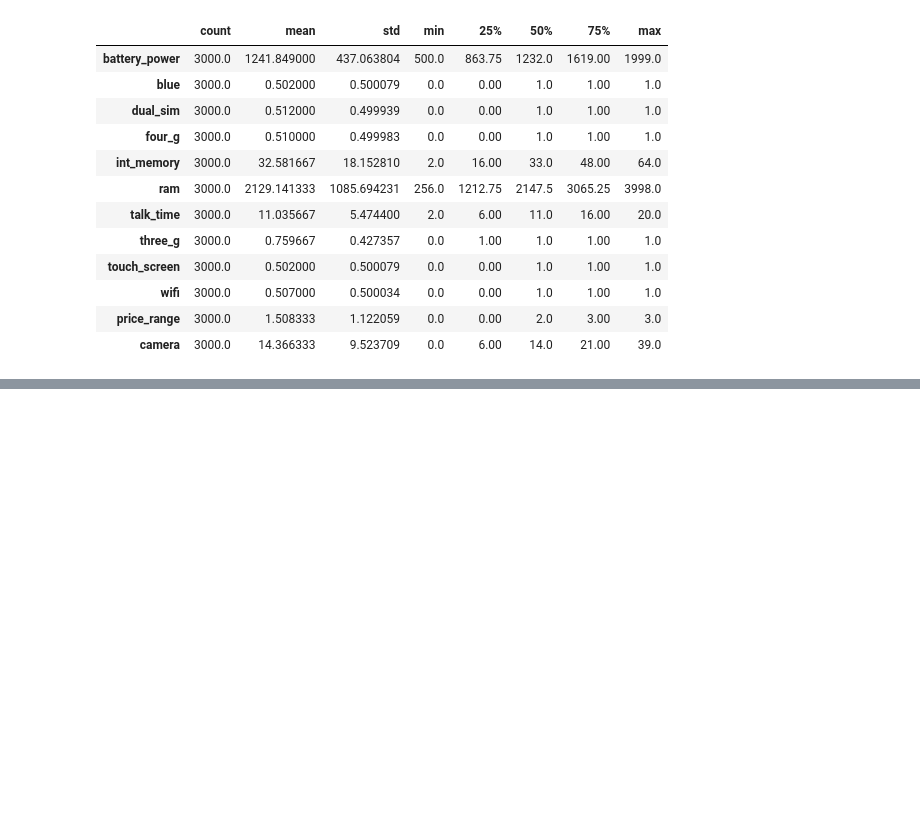
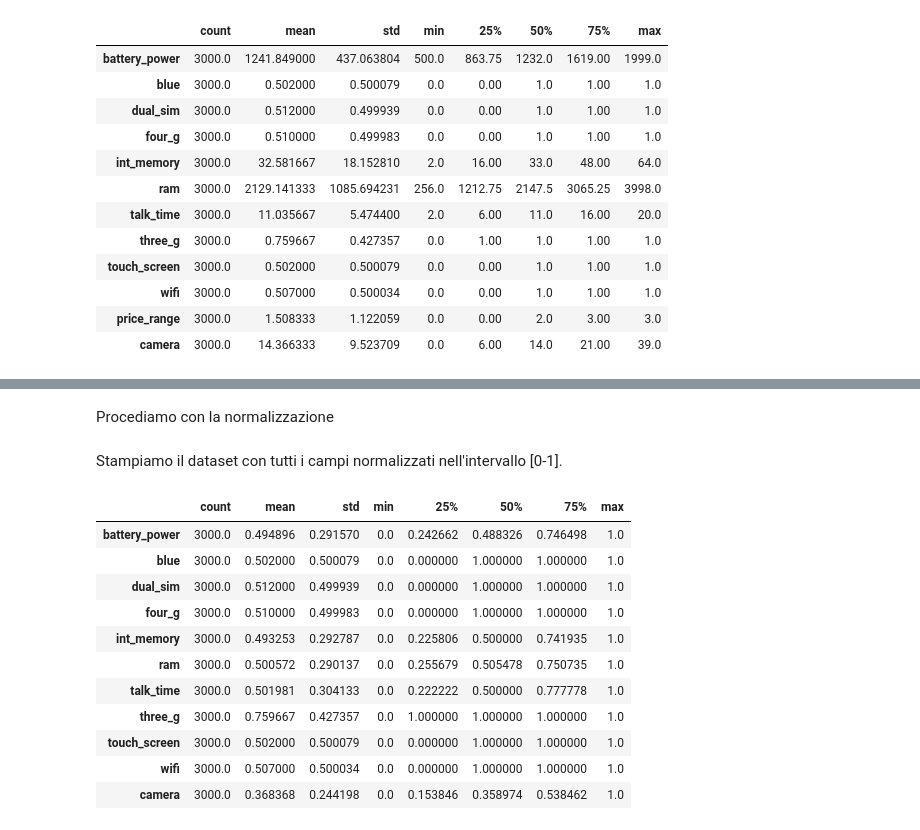
Before and after one commit to AngeloSantangelo/Findrange, a Jupyter notebook: findrange.ipynb, the cells around one changed output, grey strips where cells are left out. Saved outputs shown, nothing was run; the diff lists cells and outputs as text; code cells hidden in the pictures; blank space fills up the shorter version.

```diff
--- a/findrange.ipynb
+++ b/findrange.ipynb
@@ -179,0 +185,26 @@ dataFrame.describe().transpose()
+# %%
+dataFrame2 = dataFrame.drop(columns=["price_range"])
+y = dataFrame["price_range"]
+# %% [markdown]
+Procediamo con la normalizzazione
+# %%
+normalizer = MinMaxScaler()
+transformer = normalizer.fit(dataFrame2)
+normalizedDataFrame = transformer.transform(dataFrame2)
+# %% [markdown]
+Stampiamo il dataset con tutti i campi normalizzati nell'intervallo [0-1].
+# %%
+pd.DataFrame(normalizedDataFrame, columns=dataFrame.drop(columns=["price_range"]).columns).describe().transpose()
+# %% [output]
+|  | count | mean | std | min | 25% | 50% | 75% | max |
+| battery_power | 3000.0 | 0.494896 | 0.291570 | 0.0 | 0.242662 | 0.488326 | 0.746498 | 1.0 |
+| blue | 3000.0 | 0.502000 | 0.500079 | 0.0 | 0.000000 | 1.000000 | 1.000000 | 1.0 |
+| dual_sim | 3000.0 | 0.512000 | 0.499939 | 0.0 | 0.000000 | 1.000000 | 1.000000 | 1.0 |
+| four_g | 3000.0 | 0.510000 | 0.499983 | 0.0 | 0.000000 | 1.000000 | 1.000000 | 1.0 |
+| int_memory | 3000.0 | 0.493253 | 0.292787 | 0.0 | 0.225806 | 0.500000 | 0.741935 | 1.0 |
+| ram | 3000.0 | 0.500572 | 0.290137 | 0.0 | 0.255679 | 0.505478 | 0.750735 | 1.0 |
+| talk_time | 3000.0 | 0.501981 | 0.304133 | 0.0 | 0.222222 | 0.500000 | 0.777778 | 1.0 |
+| three_g | 3000.0 | 0.759667 | 0.427357 | 0.0 | 1.000000 | 1.000000 | 1.000000 | 1.0 |
+| touch_screen | 3000.0 | 0.502000 | 0.500079 | 0.0 | 0.000000 | 1.000000 | 1.000000 | 1.0 |
+| wifi | 3000.0 | 0.507000 | 0.500034 | 0.0 | 0.000000 | 1.000000 | 1.000000 | 1.0 |
+| camera | 3000.0 | 0.368368 | 0.244198 | 0.0 | 0.153846 | 0.358974 | 0.538462 | 1.0 |
```
Also changed, not shown: parts of 5 cells of this notebook.
